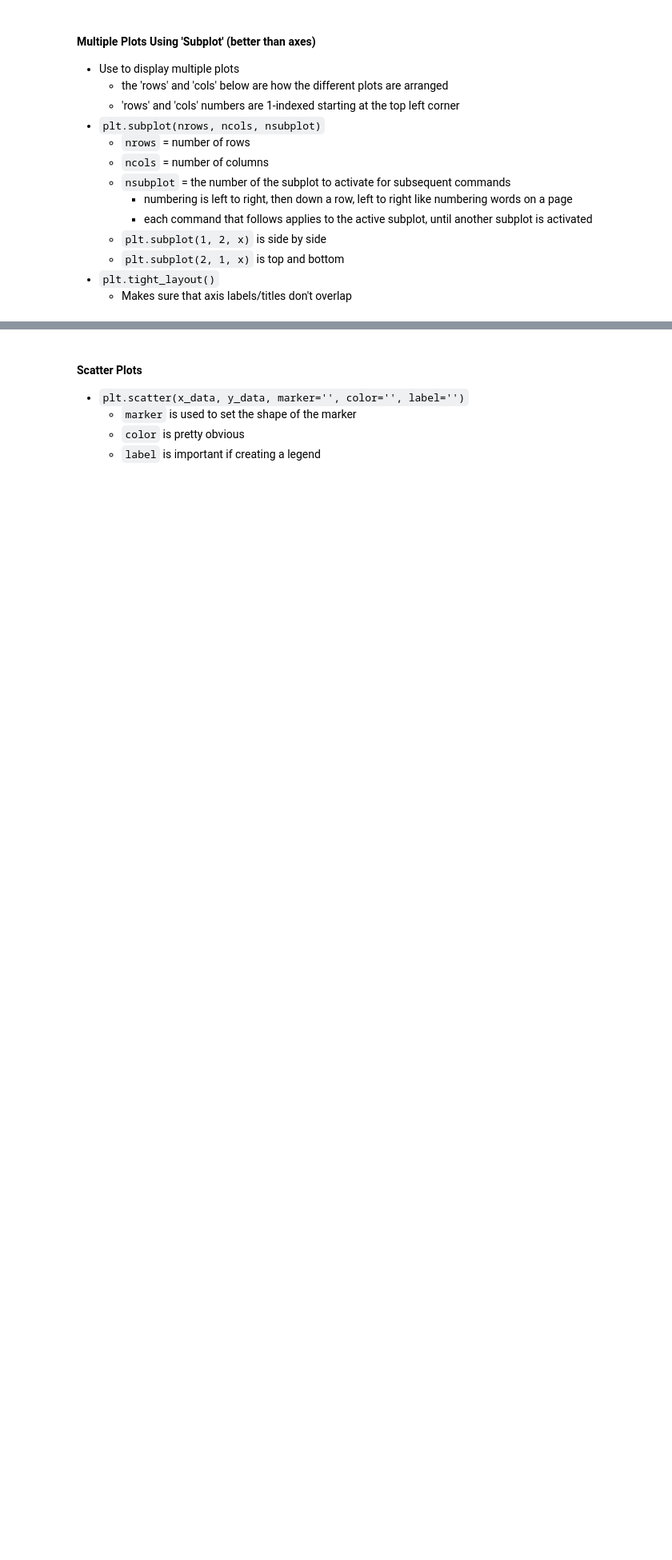
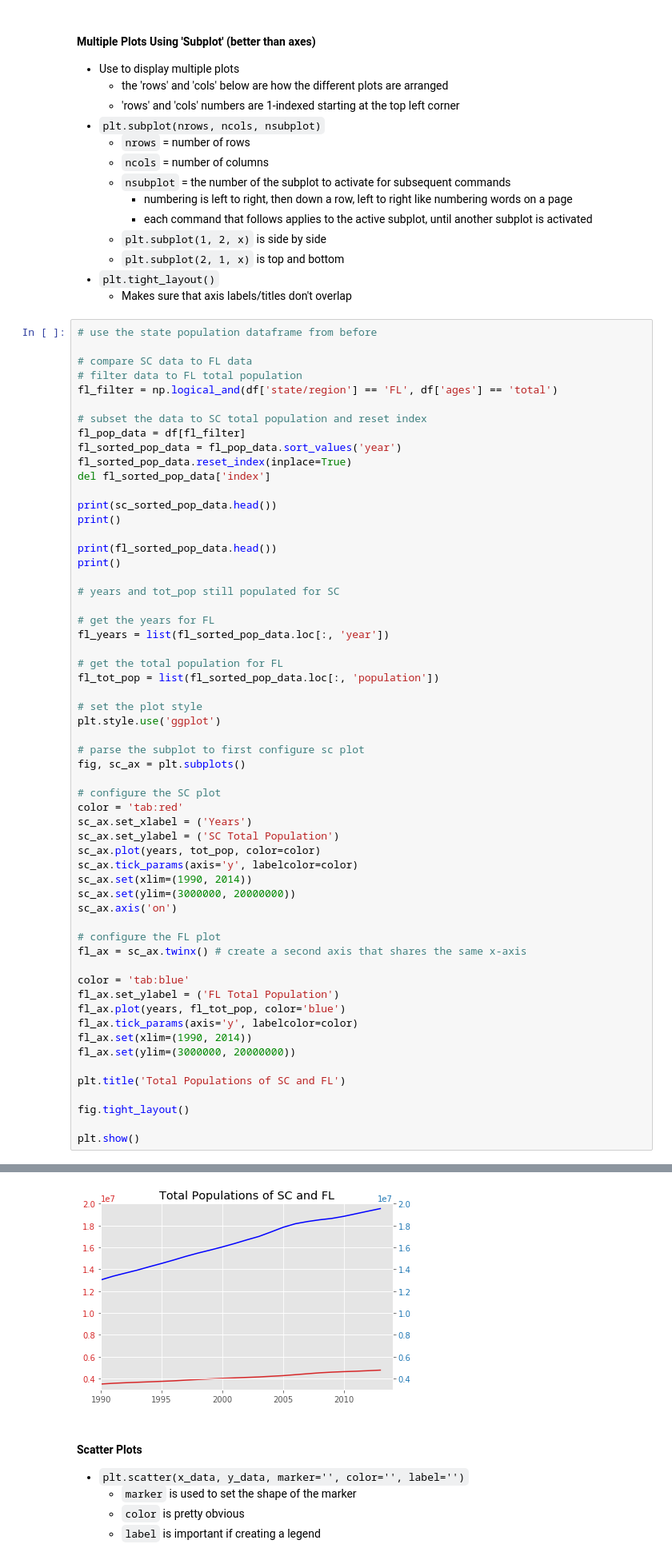
Before and after one commit to chuktuk/Libraries-and-Resources, a Jupyter notebook: Python-Visualizations.ipynb, the cells around one changed output, grey strips where cells are left out. Shown at 80% size. Saved outputs shown, nothing was run; the diff lists cells and outputs as text; blank space fills up the shorter version.

```diff
--- a/Python-Visualizations.ipynb
+++ b/Python-Visualizations.ipynb
@@ -89,3 +145,62 @@ import matplotlib.pyplot as plt
     - `plt.subplot(2, 1, x)` is top and bottom
 - `plt.tight_layout()`
     - Makes sure that axis labels/titles don't overlap
+# %%
+# use the state population dataframe from before
+
+# compare SC data to FL data
+# filter data to FL total population
+fl_filter = np.logical_and(df['state/region'] == 'FL', df['ages'] == 'total')
+
+# subset the data to SC total population and reset index
+fl_pop_data = df[fl_filter]
+fl_sorted_pop_data = fl_pop_data.sort_values('year')
+fl_sorted_pop_data.reset_index(inplace=True)
+del fl_sorted_pop_data['index']
+
+print(sc_sorted_pop_data.head())
+print()
+
+print(fl_sorted_pop_data.head())
+print()
+
+# years and tot_pop still populated for SC
+
+# get the years for FL
+fl_years = list(fl_sorted_pop_data.loc[:, 'year'])
+
+# get the total population for FL
+fl_tot_pop = list(fl_sorted_pop_data.loc[:, 'population'])
+
+# set the plot style
+plt.style.use('ggplot')
+
+# parse the subplot to first configure sc plot
+fig, sc_ax = plt.subplots()
+
+# configure the SC plot
+color = 'tab:red'
+sc_ax.set_xlabel = ('Years')
+sc_ax.set_ylabel = ('SC Total Population')
+sc_ax.plot(years, tot_pop, color=color)
+sc_ax.tick_params(axis='y', labelcolor=color)
+sc_ax.set(xlim=(1990, 2014))
+sc_ax.set(ylim=(3000000, 20000000))
+sc_ax.axis('on')
+
+# configure the FL plot
+fl_ax = sc_ax.twinx() # create a second axis that shares the same x-axis
+
+color = 'tab:blue'
+fl_ax.set_ylabel = ('FL Total Population')
+fl_ax.plot(years, fl_tot_pop, color='blue')
+fl_ax.tick_params(axis='y', labelcolor=color)
+fl_ax.set(xlim=(1990, 2014))
+fl_ax.set(ylim=(3000000, 20000000))
+
+plt.title('Total Populations of SC and FL')
+
+fig.tight_layout()
+
+plt.show()
+# %% [output]
@@ -92,3 +220,4 @@ import matplotlib.pyplot as plt
+[figure, added]
 # %% [markdown]
 #### Scatter Plots
 - `plt.scatter(x_data, y_data, marker='', color='', label='')`
```
Also changed, not shown: parts of 12 cells of this notebook, 1 other file.
